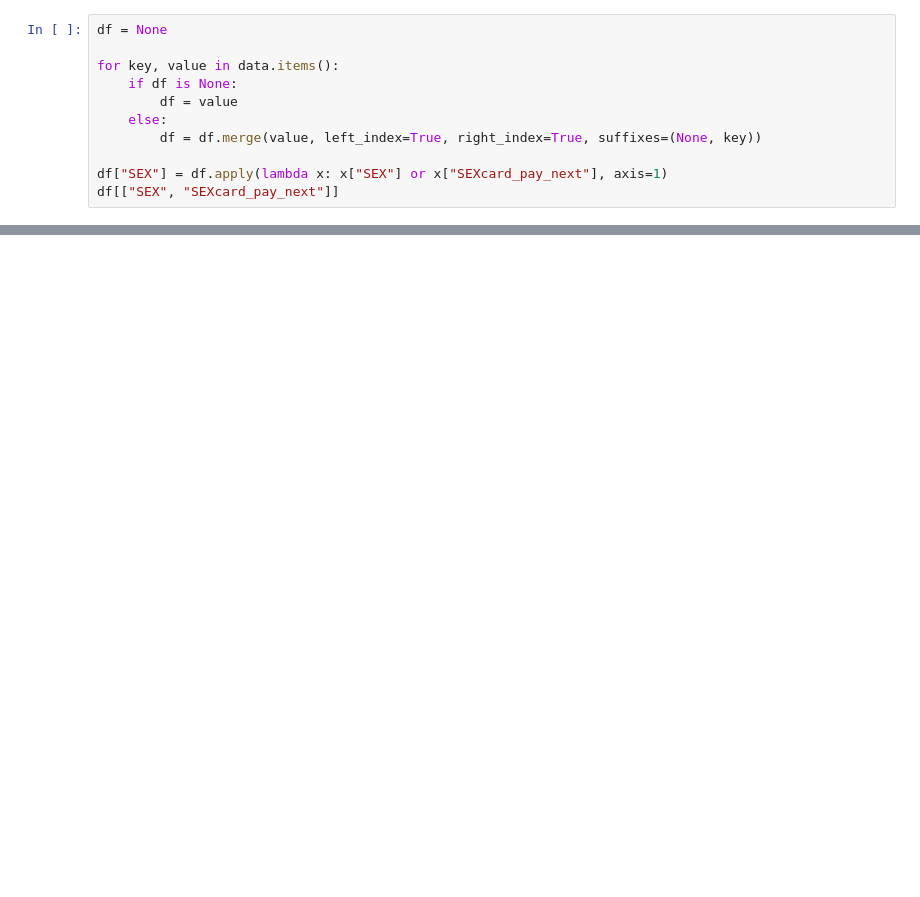
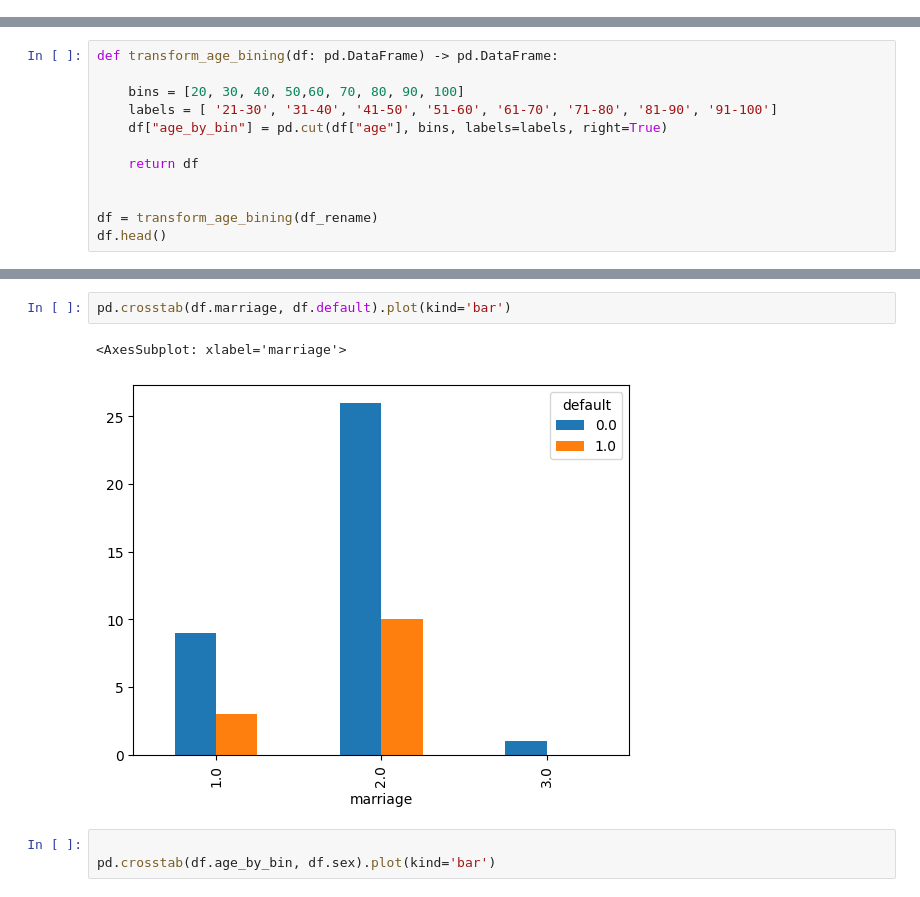
Before and after one commit to AdolfoVillalobos/ta-data-analysis-challenge, a Jupyter notebook: exploration.ipynb, the cells around one changed output, grey strips where cells are left out. Saved outputs shown, nothing was run; the diff lists cells and outputs as text; blank space fills up the shorter version.

```diff
--- a/exploration.ipynb
+++ b/exploration.ipynb
@@ -160,11 +117,0 @@ data = {
-# %%
-df = None
-
-for key, value in data.items():
-    if df is None:
-        df = value
-    else:
-        df = df.merge(value, left_index=True, right_index=True, suffixes=(None, key))
-
-df["SEX"] = df.apply(lambda x: x["SEX"] or x["SEXcard_pay_next"], axis=1)
-df[["SEX", "SEXcard_pay_next"]]
@@ -189,0 +171,12 @@ df[["SEX", "SEXcard_pay_next"]]
+# %%
+def transform_age_bining(df: pd.DataFrame) -> pd.DataFrame:
+
+    bins = [20, 30, 40, 50,60, 70, 80, 90, 100]
+    labels = [ '21-30', '31-40', '41-50', '51-60', '61-70', '71-80', '81-90', '91-100']
+    df["age_by_bin"] = pd.cut(df["age"], bins, labels=labels, right=True)
+
+    return df
+
+
+df = transform_age_bining(df_rename)
+df.head()
@@ -189,0 +192,8 @@ df[["SEX", "SEXcard_pay_next"]]
+# %%
+pd.crosstab(df.marriage, df.default).plot(kind='bar')
+# %% [output]
+<AxesSubplot: xlabel='marriage'>
+[figure, added]
+# %%
+
+pd.crosstab(df.age_by_bin, df.sex).plot(kind='bar')
```
Also changed, not shown: parts of 9 cells of this notebook, 5 other files.
